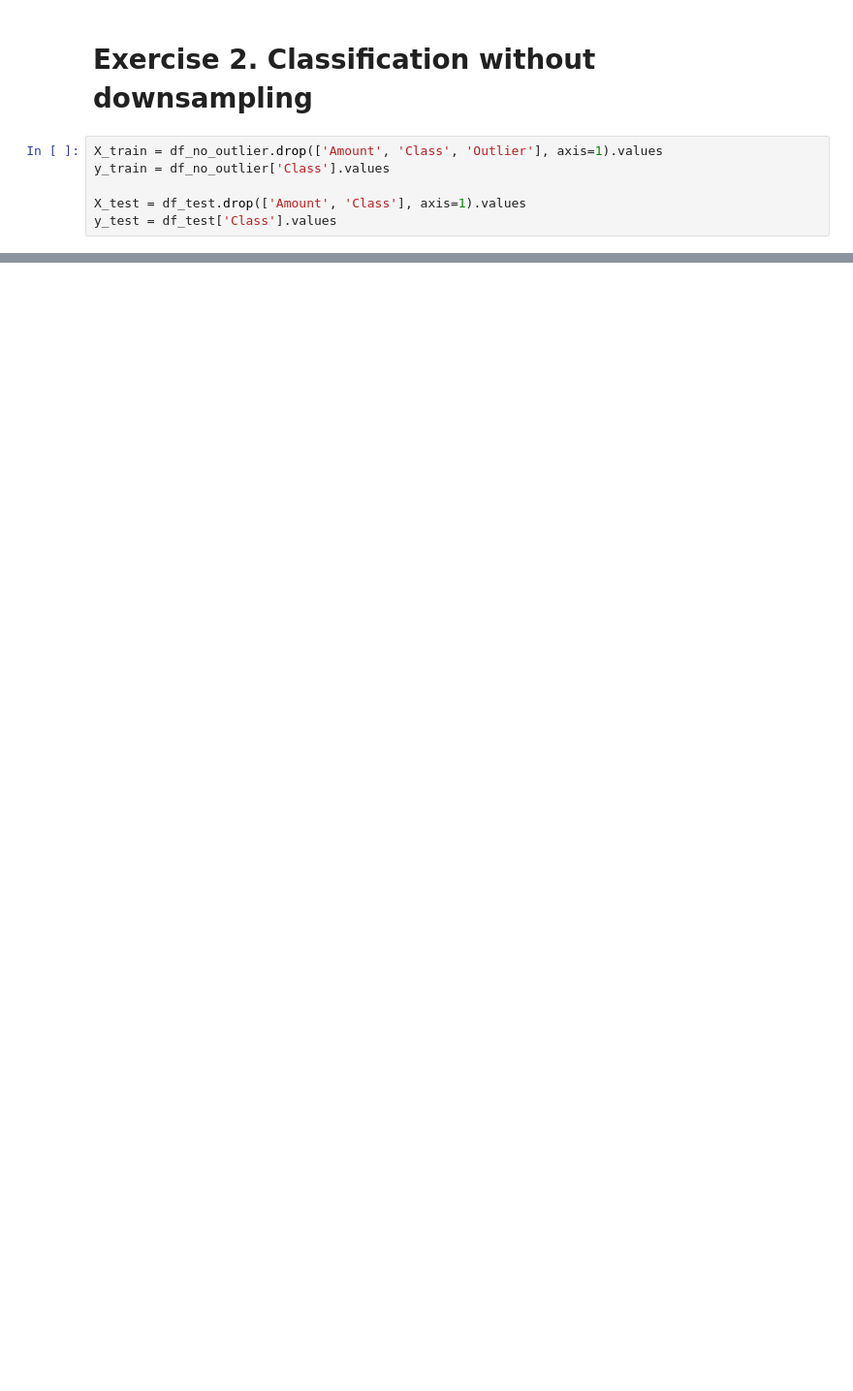
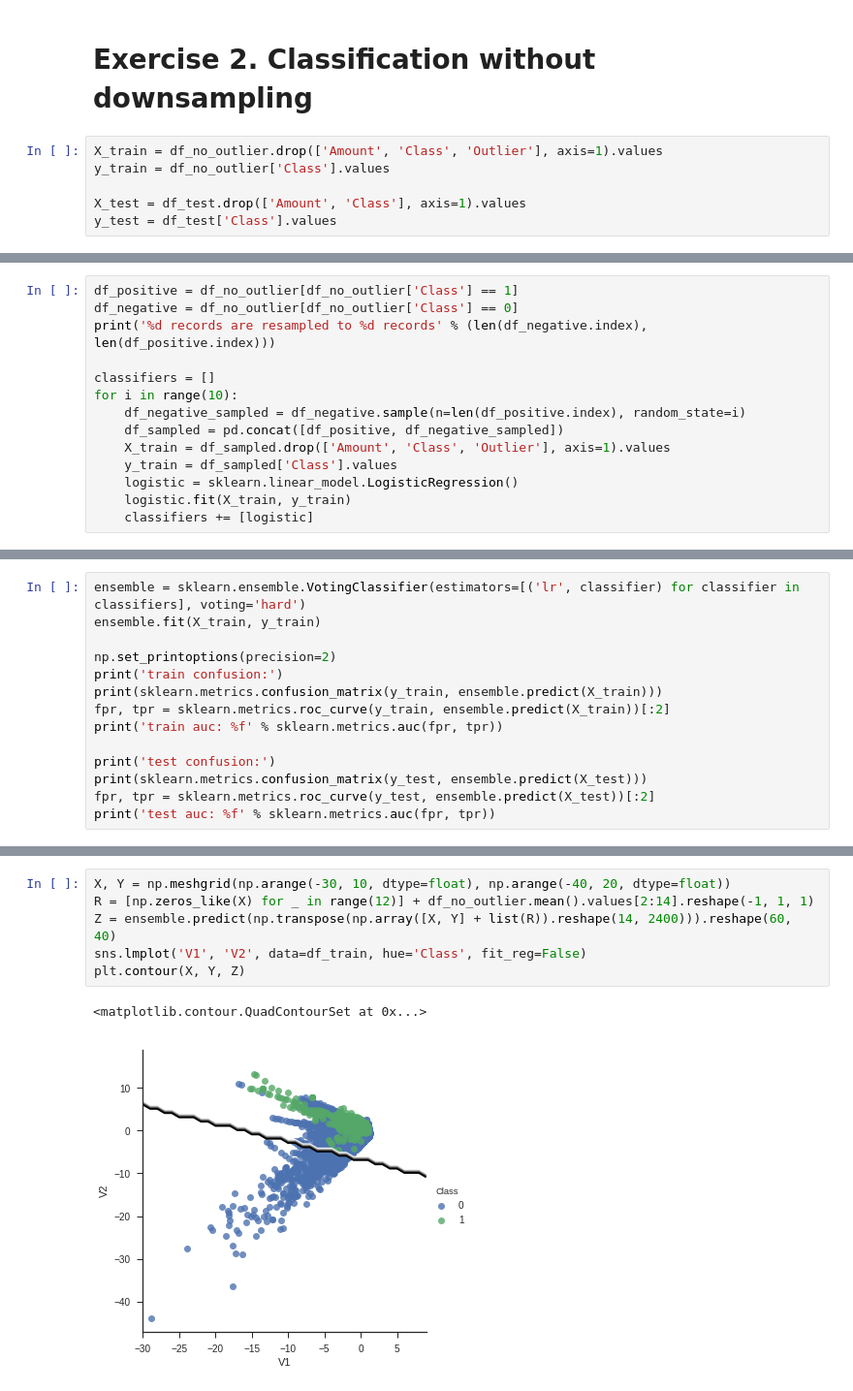
Before and after one commit to y-takashina/Gunosy-Internship-Textbook, a Jupyter notebook: exercise.ipynb, the cells around one changed output, grey strips where cells are left out. Shown at 97% size. Saved outputs shown, nothing was run; the diff lists cells and outputs as text; blank space fills up the shorter version.

```diff
--- a/exercise.ipynb
+++ b/exercise.ipynb
@@ -145,0 +144,14 @@ ValueError: Reordering is not turned on, and the x array is not increasing: [0 0
+# %%
+df_positive = df_no_outlier[df_no_outlier['Class'] == 1]
+df_negative = df_no_outlier[df_no_outlier['Class'] == 0]
+print('%d records are resampled to %d records' % (len(df_negative.index), len(df_positive.index)))
+
+classifiers = []
+for i in range(10):
+    df_negative_sampled = df_negative.sample(n=len(df_positive.index), random_state=i)
+    df_sampled = pd.concat([df_positive, df_negative_sampled])
+    X_train = df_sampled.drop(['Amount', 'Class', 'Outlier'], axis=1).values
+    y_train = df_sampled['Class'].values
+    logistic = sklearn.linear_model.LogisticRegression()
+    logistic.fit(X_train, y_train)
+    classifiers += [logistic]
@@ -145,0 +160,14 @@ ValueError: Reordering is not turned on, and the x array is not increasing: [0 0
+# %%
+ensemble = sklearn.ensemble.VotingClassifier(estimators=[('lr', classifier) for classifier in classifiers], voting='hard')
+ensemble.fit(X_train, y_train)
+
+np.set_printoptions(precision=2)
+print('train confusion:')
+print(sklearn.metrics.confusion_matrix(y_train, ensemble.predict(X_train)))
+fpr, tpr = sklearn.metrics.roc_curve(y_train, ensemble.predict(X_train))[:2]
+print('train auc: %f' % sklearn.metrics.auc(fpr, tpr))
+
+print('test confusion:')
+print(sklearn.metrics.confusion_matrix(y_test, ensemble.predict(X_test)))
+fpr, tpr = sklearn.metrics.roc_curve(y_test, ensemble.predict(X_test))[:2]
+print('test auc: %f' % sklearn.metrics.auc(fpr, tpr))
@@ -145,0 +183,9 @@ ValueError: Reordering is not turned on, and the x array is not increasing: [0 0
+# %%
+X, Y = np.meshgrid(np.arange(-30, 10, dtype=float), np.arange(-40, 20, dtype=float))
+R = [np.zeros_like(X) for _ in range(12)] + df_no_outlier.mean().values[2:14].reshape(-1, 1, 1)
+Z = ensemble.predict(np.transpose(np.array([X, Y] + list(R)).reshape(14, 2400))).reshape(60, 40)
+sns.lmplot('V1', 'V2', data=df_train, hue='Class', fit_reg=False)
+plt.contour(X, Y, Z)
+# %% [output]
+<matplotlib.contour.QuadContourSet at 0x...>
+[figure, added]
```
Also changed, not shown: parts of 15 cells of this notebook.
